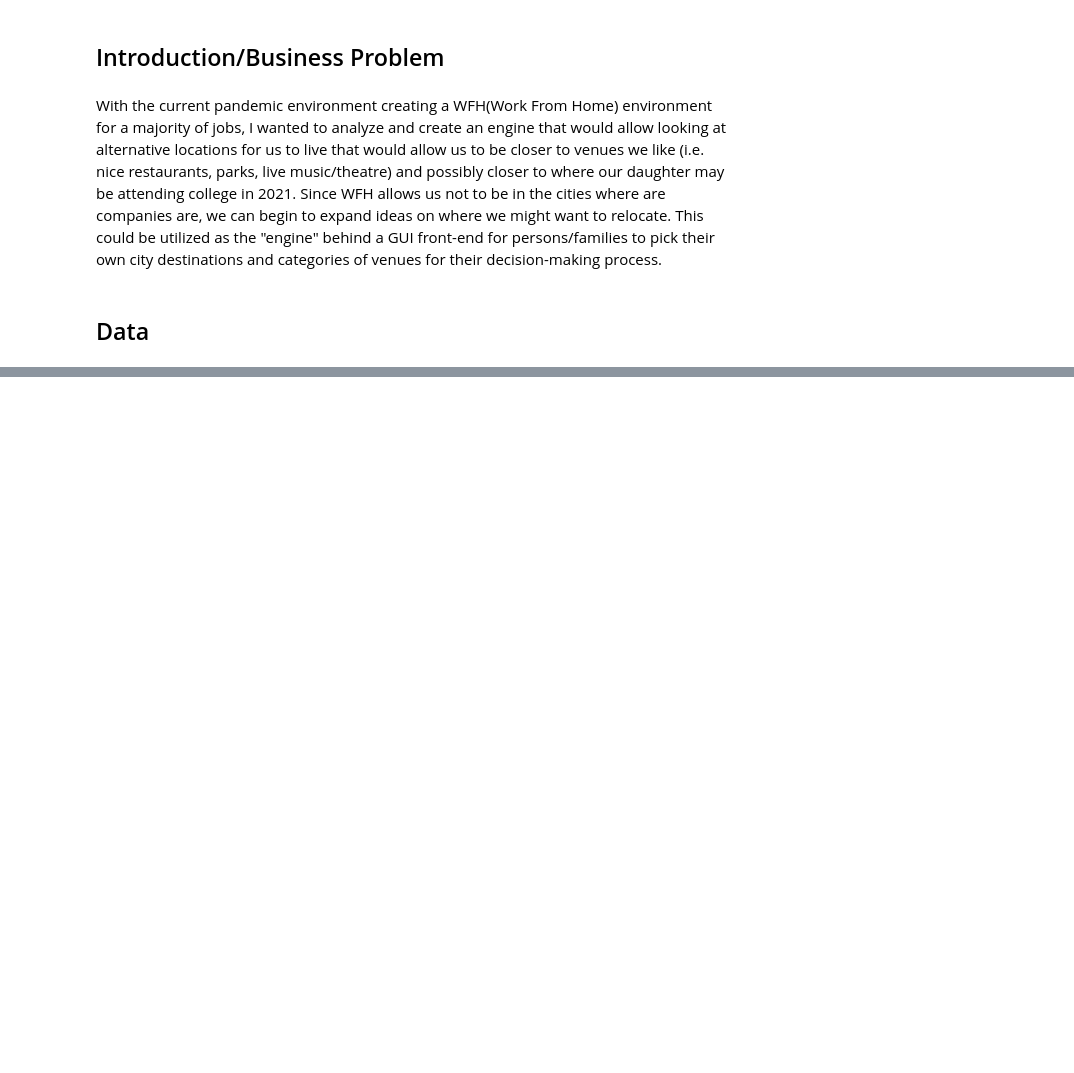
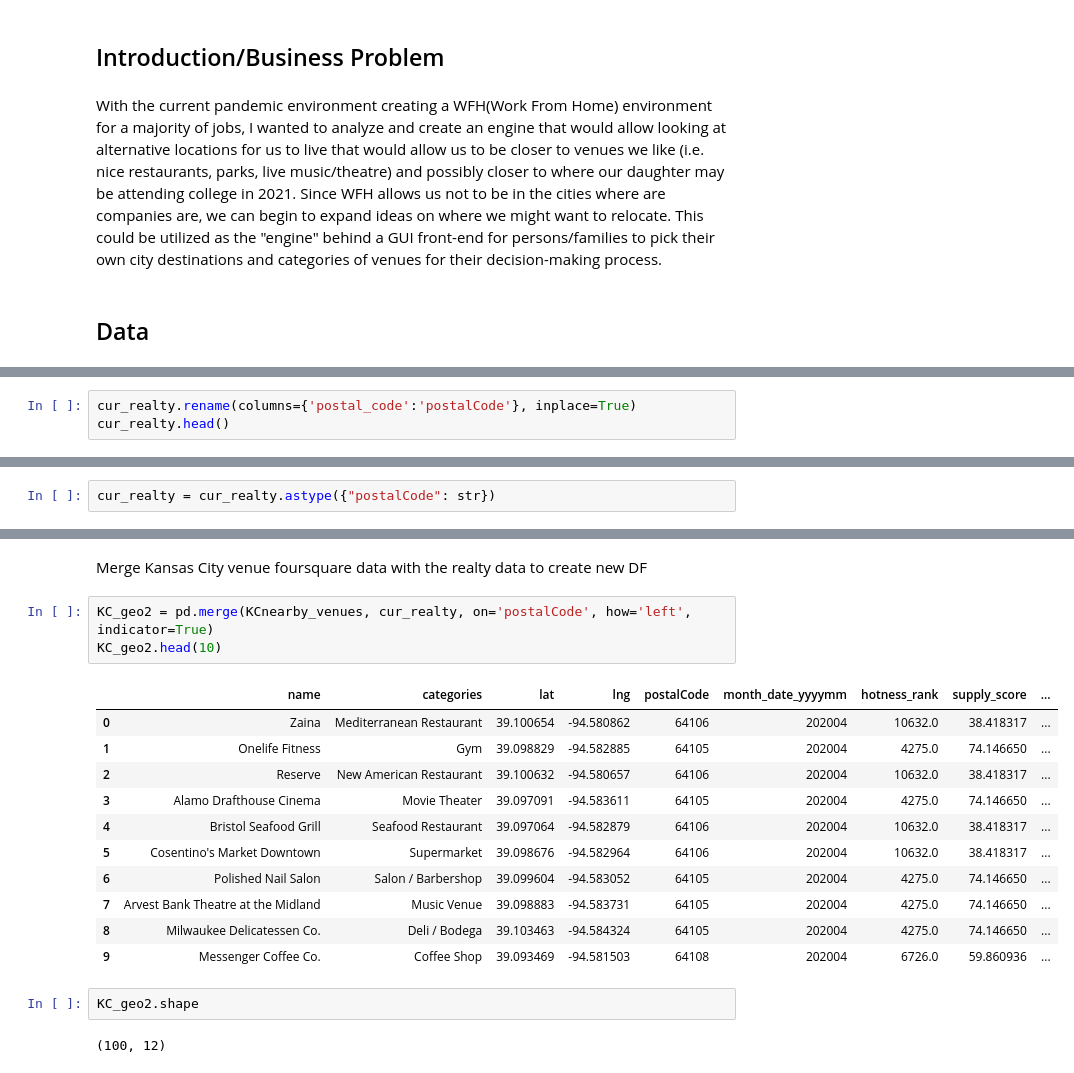
Before and after one commit to dkhunter09/Coursera_Capstone, a Jupyter notebook: Final Capstone Project.ipynb, the cells around one changed output, grey strips where cells are left out. Saved outputs shown, nothing was run; the diff lists cells and outputs as text; blank space fills up the shorter version.

```diff
--- a/Final Capstone Project.ipynb
+++ b/Final Capstone Project.ipynb
@@ -16,0 +462,3 @@ All this data will allow us to compare zip codes(areas) in those cities that wou
+# %%
+cur_realty.rename(columns={'postal_code':'postalCode'}, inplace=True)
+cur_realty.head()
@@ -16,0 +472,2 @@ All this data will allow us to compare zip codes(areas) in those cities that wou
+# %%
+cur_realty = cur_realty.astype({"postalCode": str})
@@ -16,0 +489,21 @@ All this data will allow us to compare zip codes(areas) in those cities that wou
+# %% [markdown]
+Merge Kansas City venue foursquare data with the realty data to create new DF
+# %%
+KC_geo2 = pd.merge(KCnearby_venues, cur_realty, on='postalCode', how='left', indicator=True)
+KC_geo2.head(10)
+# %% [output]
+|  | name | categories | lat | lng | postalCode | month_date_yyyymm | hotness_rank | supply_score | ... |
+| 0 | Zaina | Mediterranean Restaurant | 39.100654 | -94.580862 | 64106 | 202004 | 10632.0 | 38.418317 | ... |
+| 1 | Onelife Fitness | Gym | 39.098829 | -94.582885 | 64105 | 202004 | 4275.0 | 74.146650 | ... |
+| 2 | Reserve | New American Restaurant | 39.100632 | -94.580657 | 64106 | 202004 | 10632.0 | 38.418317 | ... |
+| 3 | Alamo Drafthouse Cinema | Movie Theater | 39.097091 | -94.583611 | 64105 | 202004 | 4275.0 | 74.146650 | ... |
+| 4 | Bristol Seafood Grill | Seafood Restaurant | 39.097064 | -94.582879 | 64106 | 202004 | 10632.0 | 38.418317 | ... |
+| 5 | Cosentino's Market Downtown | Supermarket | 39.098676 | -94.582964 | 64106 | 202004 | 10632.0 | 38.418317 | ... |
+| 6 | Polished Nail Salon | Salon / Barbershop | 39.099604 | -94.583052 | 64105 | 202004 | 4275.0 | 74.146650 | ... |
+| 7 | Arvest Bank Theatre at the Midland | Music Venue | 39.098883 | -94.583731 | 64105 | 202004 | 4275.0 | 74.146650 | ... |
+| 8 | Milwaukee Delicatessen Co. | Deli / Bodega | 39.103463 | -94.584324 | 64105 | 202004 | 4275.0 | 74.146650 | ... |
+| 9 | Messenger Coffee Co. | Coffee Shop | 39.093469 | -94.581503 | 64108 | 202004 | 6726.0 | 59.860936 | ... |
+# %%
+KC_geo2.shape
+# %% [output]
+(100, 12)
```
Also changed, not shown: parts of 100 cells of this notebook.
